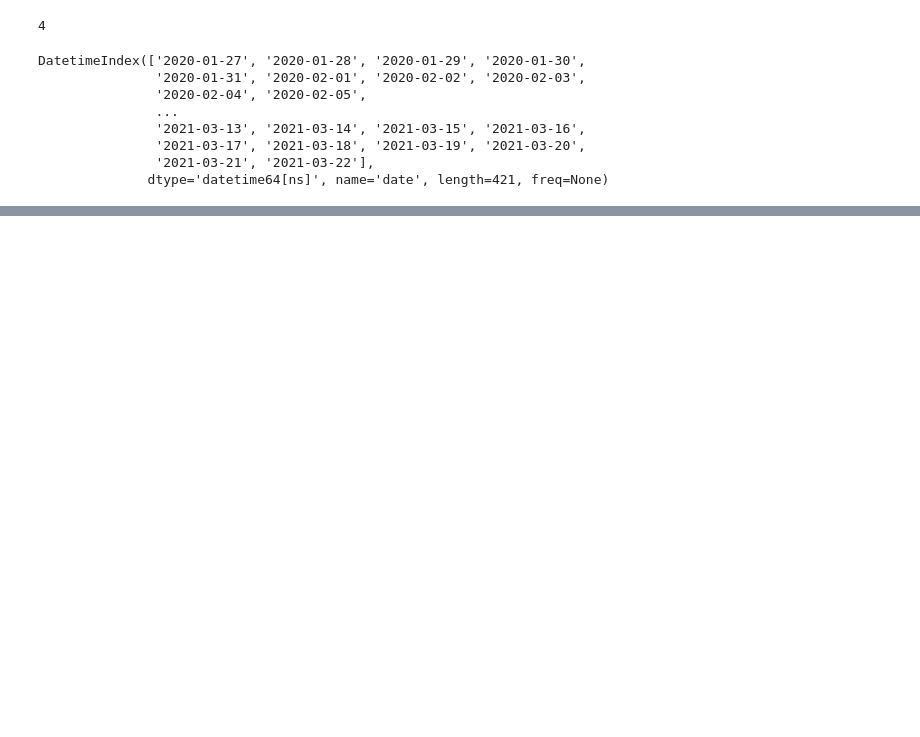
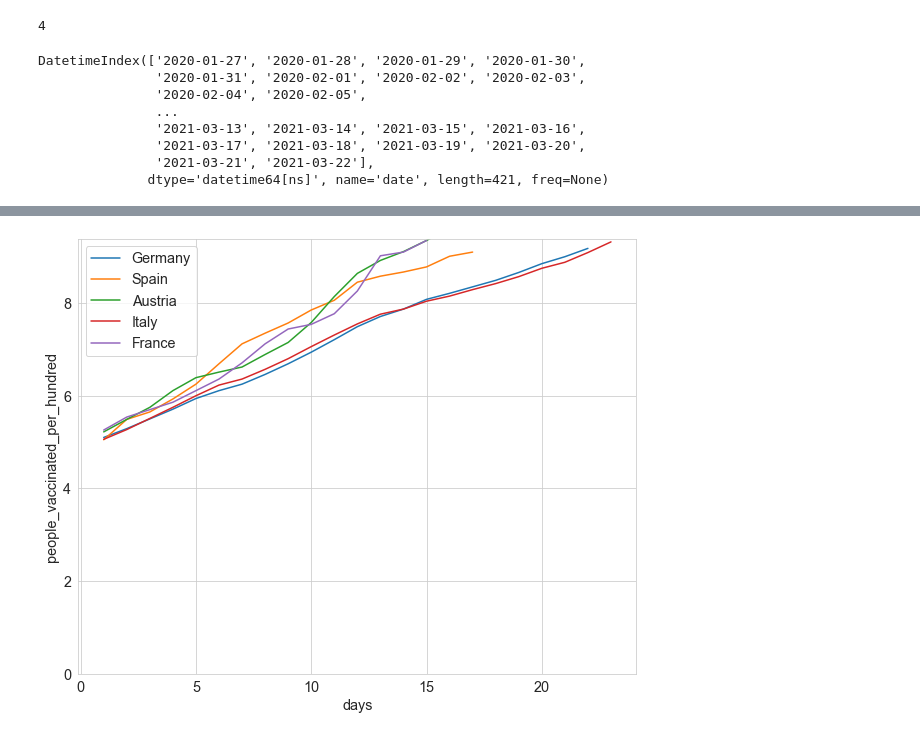
Before and after one commit to normannexo/COVID-19, a Jupyter notebook: owid_vaccinations.ipynb, the cells around one changed output, grey strips where cells are left out. Drawn from its saved outputs; the diff is of its cells as text; code cells hidden in the pictures; blank space fills up the shorter version.

```diff
--- a/owid_vaccinations.ipynb
+++ b/owid_vaccinations.ipynb
@@ -111,0 +109,2 @@ ValueError: operands could not be broadcast together with shapes (141,) (76832,)
+# %%
+df_world['days'] = df_world.groupby(level=[0,1]).filter(lambda x:x.people_vaccinated_per_hundred > 5).groupby(level=[0]).cumcount() + 1
@@ -111,0 +127,14 @@ ValueError: operands could not be broadcast together with shapes (141,) (76832,)
+# %%
+cols, rows = 3,3
+countries = np.random.choice(df_world.loc[countries_with_vacc_data].index.get_level_values(0).drop_duplicates().to_list(), cols*rows)
+countries = ['Germany', 'Spain',  'Austria', 'Italy', 'France']
+
+fig, ax = plt.subplots(1, 1 , figsize=(10,8))
+for i, country in enumerate(countries, 1):
+    df_plot = df_world.loc[country]
+    df_plot = df_plot[df_plot.days>=1]
+    ax = sns.lineplot(data = df_plot, x='days', y='people_vaccinated_per_hundred', label=country)
+    ax.set_ylim(ymin=0)
+    ax.legend()
+# %% [output]
+[figure, added]
```
Also changed, not shown: parts of 7 cells of this notebook, 2 other files.
